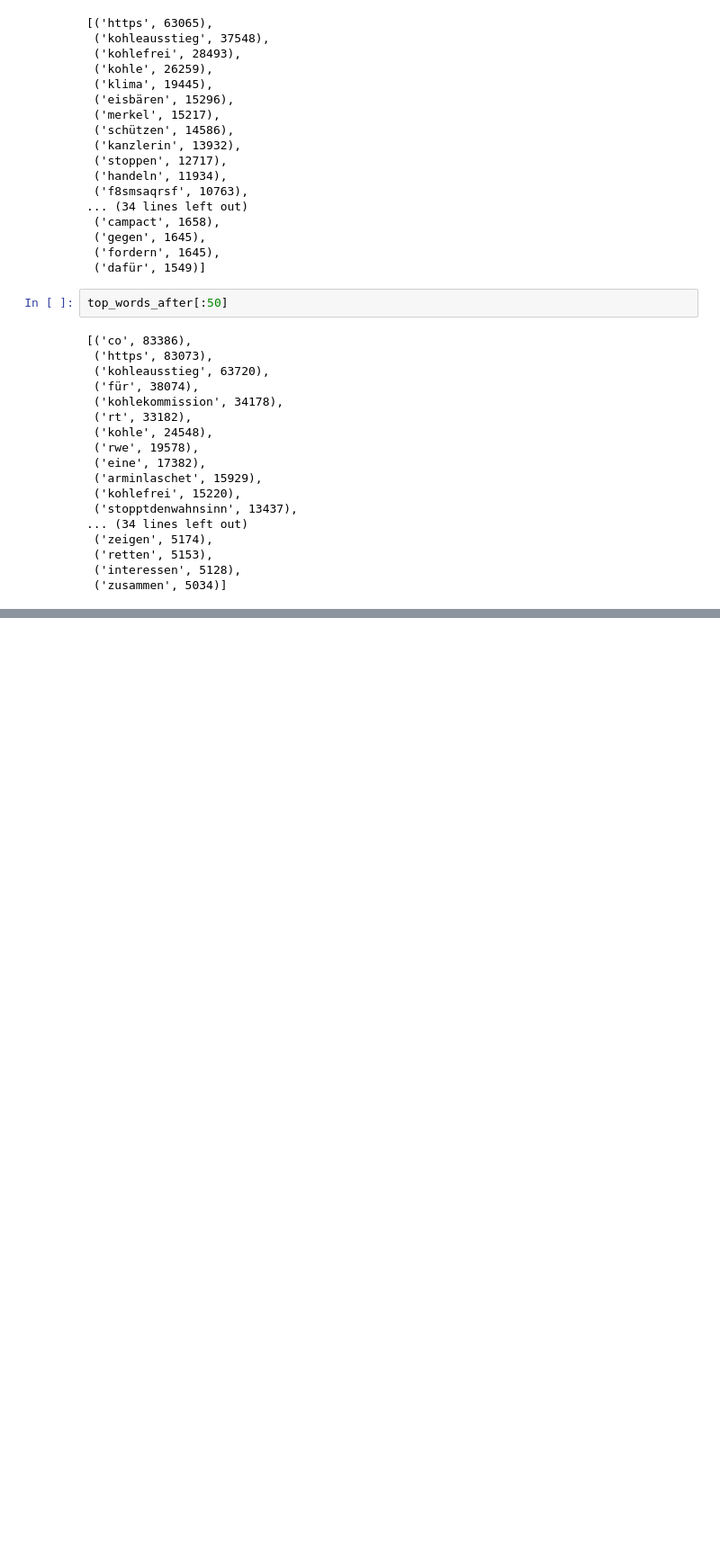
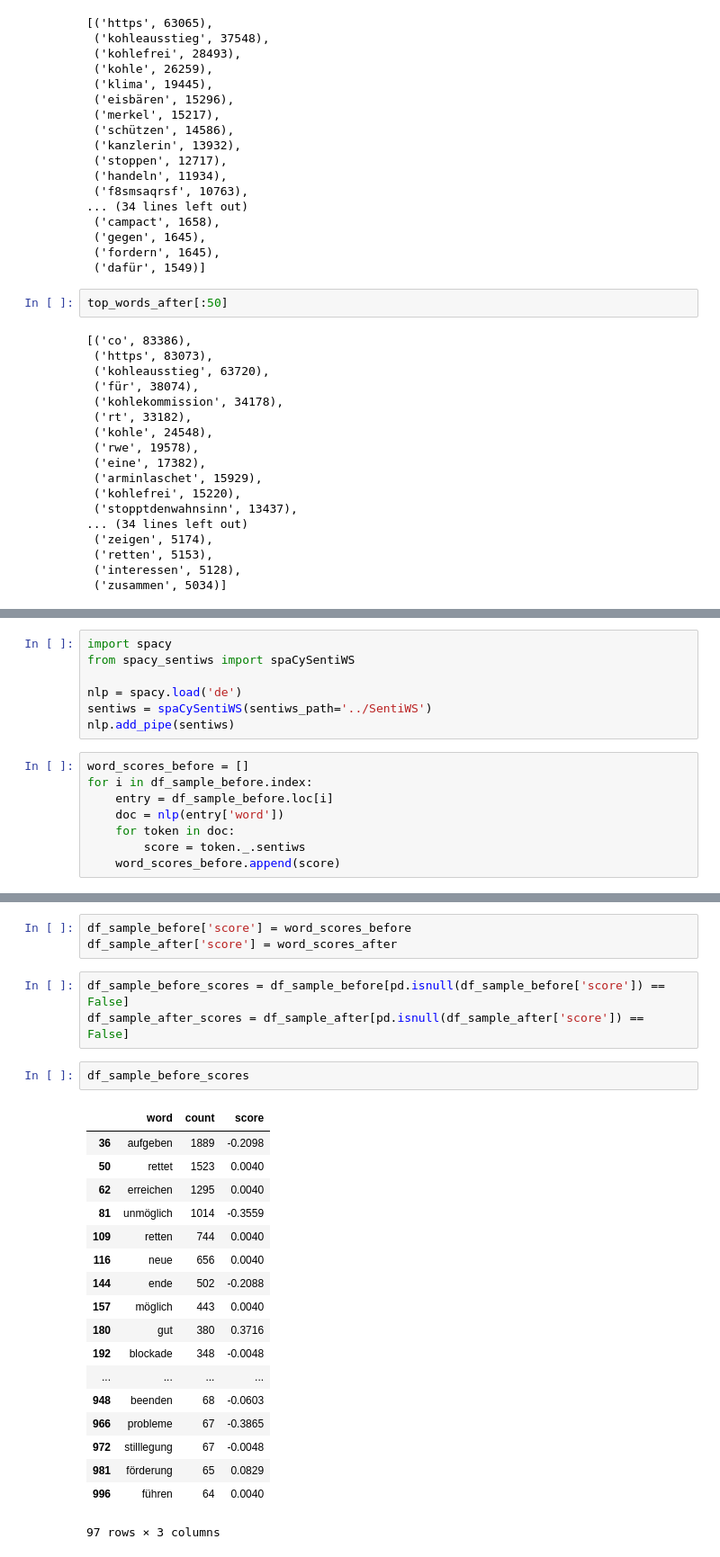
Before and after one commit to yuantinglee/twitter-discourse, a Jupyter notebook: analysis/word_shifts.ipynb, the cells around one changed output, grey strips where cells are left out. Shown at 90% size. Saved outputs shown, nothing was run; the diff lists cells and outputs as text; blank space fills up the shorter version.

Commit message:
update word shifts df

```diff
--- a/analysis/word_shifts.ipynb
+++ b/analysis/word_shifts.ipynb
@@ -349,0 +357,15 @@ top_words_after[:50]
+# %%
+import spacy
+from spacy_sentiws import spaCySentiWS
+
+nlp = spacy.load('de')
+sentiws = spaCySentiWS(sentiws_path='../SentiWS')
+nlp.add_pipe(sentiws)
+# %%
+word_scores_before = []
+for i in df_sample_before.index:
+    entry = df_sample_before.loc[i]
+    doc = nlp(entry['word'])
+    for token in doc:
+        score = token._.sentiws
+    word_scores_before.append(score)
@@ -349,0 +380,27 @@ top_words_after[:50]
+# %%
+df_sample_before['score'] = word_scores_before
+df_sample_after['score'] = word_scores_after
+# %%
+df_sample_before_scores = df_sample_before[pd.isnull(df_sample_before['score']) == False]
+df_sample_after_scores = df_sample_after[pd.isnull(df_sample_after['score']) == False]
+# %%
+df_sample_before_scores
+# %% [output]
+|  | word | count | score |
+| 36 | aufgeben | 1889 | -0.2098 |
+| 50 | rettet | 1523 | 0.0040 |
+| 62 | erreichen | 1295 | 0.0040 |
+| 81 | unmöglich | 1014 | -0.3559 |
+| 109 | retten | 744 | 0.0040 |
+| 116 | neue | 656 | 0.0040 |
+| 144 | ende | 502 | -0.2088 |
+| 157 | möglich | 443 | 0.0040 |
+| 180 | gut | 380 | 0.3716 |
+| 192 | blockade | 348 | -0.0048 |
+| ... | ... | ... | ... |
+| 948 | beenden | 68 | -0.0603 |
+| 966 | probleme | 67 | -0.3865 |
+| 972 | stilllegung | 67 | -0.0048 |
+| 981 | förderung | 65 | 0.0829 |
+| 996 | führen | 64 | 0.0040 |
+97 rows × 3 columns
```
Also changed, not shown: parts of 5 cells of this notebook.
